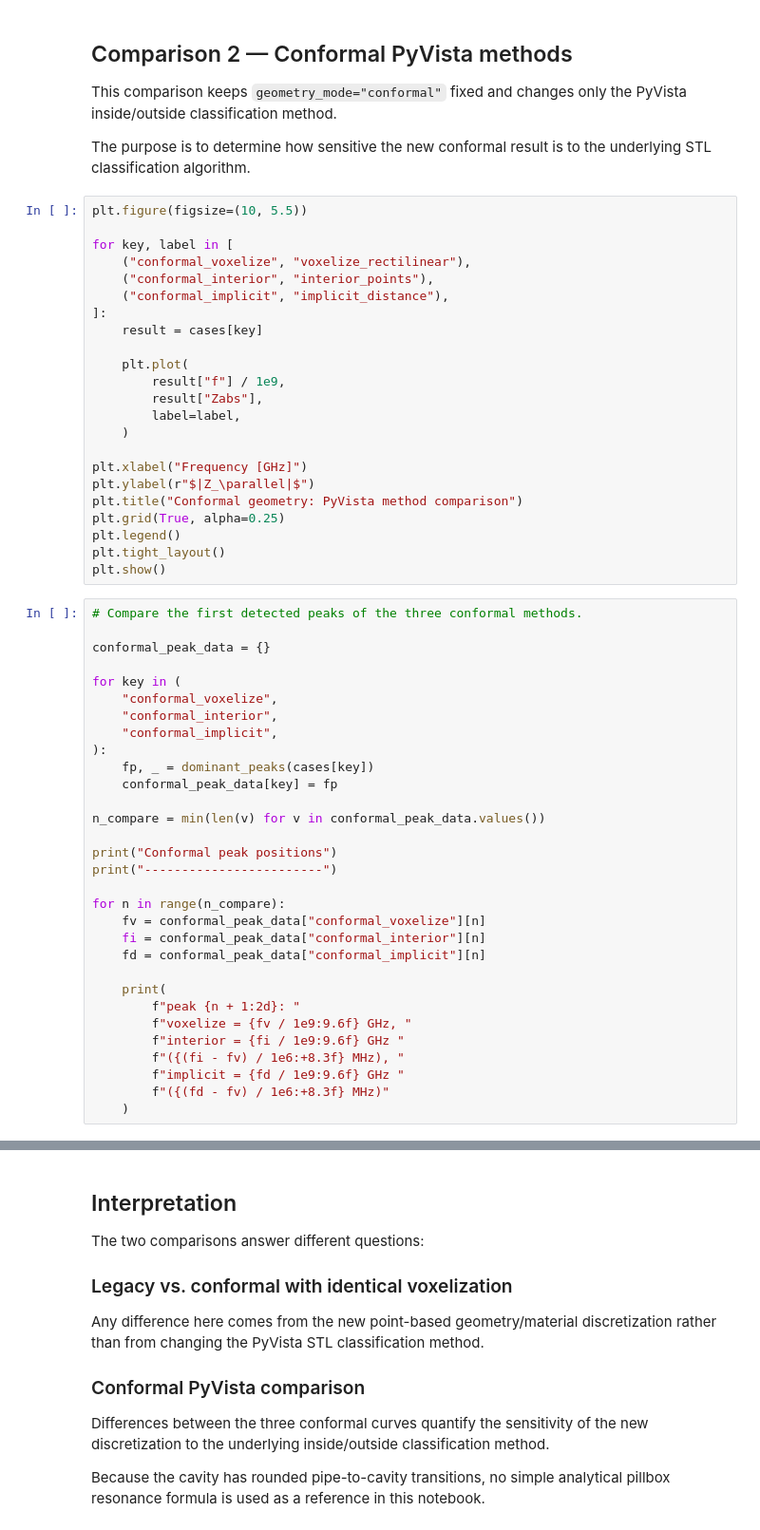
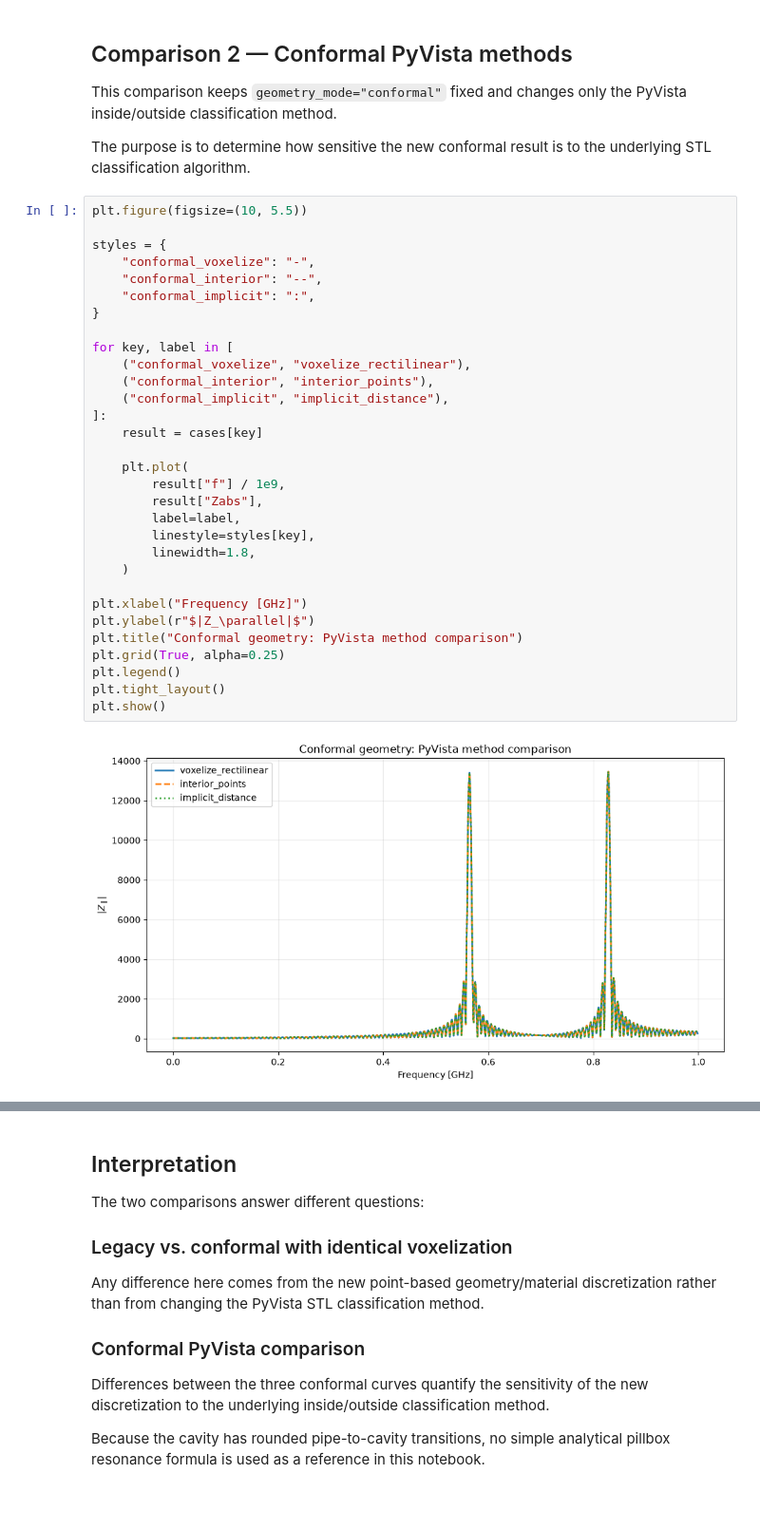
Before and after one commit to hschreib-tet/Wakis, a Jupyter notebook: notebooks/008_conformal_pillbox_impedance_validation.ipynb, the cells around one changed output, grey strips where cells are left out. Shown at 95% size. Saved outputs shown, nothing was run; the diff lists cells and outputs as text; blank space fills up the shorter version.

```diff
--- a/notebooks/008_conformal_pillbox_impedance_validation.ipynb
+++ b/notebooks/008_conformal_pillbox_impedance_validation.ipynb
@@ -413,55 +423,34 @@ The purpose is to determine how sensitive the new conformal result is to the
 underlying STL classification algorithm.
 # %%
 plt.figure(figsize=(10, 5.5))
+
+styles = {
+    "conformal_voxelize": "-",
+    "conformal_interior": "--",
+    "conformal_implicit": ":",
+}
 
 for key, label in [
     ("conformal_voxelize", "voxelize_rectilinear"),
     ("conformal_interior", "interior_points"),
     ("conformal_implicit", "implicit_distance"),
 ]:
     result = cases[key]
 
     plt.plot(
         result["f"] / 1e9,
         result["Zabs"],
         label=label,
+        linestyle=styles[key],
+        linewidth=1.8,
     )
 
 plt.xlabel("Frequency [GHz]")
 plt.ylabel(r"$|Z_\parallel|$")
 plt.title("Conformal geometry: PyVista method comparison")
 plt.grid(True, alpha=0.25)
 plt.legend()
 plt.tight_layout()
 plt.show()
+# %% [output]
+[figure, added]
-# %%
-# Compare the first detected peaks of the three conformal methods.
-
-conformal_peak_data = {}
-
-for key in (
-    "conformal_voxelize",
-    "conformal_interior",
-    "conformal_implicit",
-):
-    fp, _ = dominant_peaks(cases[key])
-    conformal_peak_data[key] = fp
-
-n_compare = min(len(v) for v in conformal_peak_data.values())
-
-print("Conformal peak positions")
-print("------------------------")
-
-for n in range(n_compare):
-    fv = conformal_peak_data["conformal_voxelize"][n]
-    fi = conformal_peak_data["conformal_interior"][n]
-    fd = conformal_peak_data["conformal_implicit"][n]
-
-    print(
-        f"peak {n + 1:2d}: "
-        f"voxelize = {fv / 1e9:9.6f} GHz, "
-        f"interior = {fi / 1e9:9.6f} GHz "
-        f"({(fi - fv) / 1e6:+8.3f} MHz), "
-        f"implicit = {fd / 1e9:9.6f} GHz "
-        f"({(fd - fv) / 1e6:+8.3f} MHz)"
-    )
```
Also changed, not shown: parts of 8 cells of this notebook.
